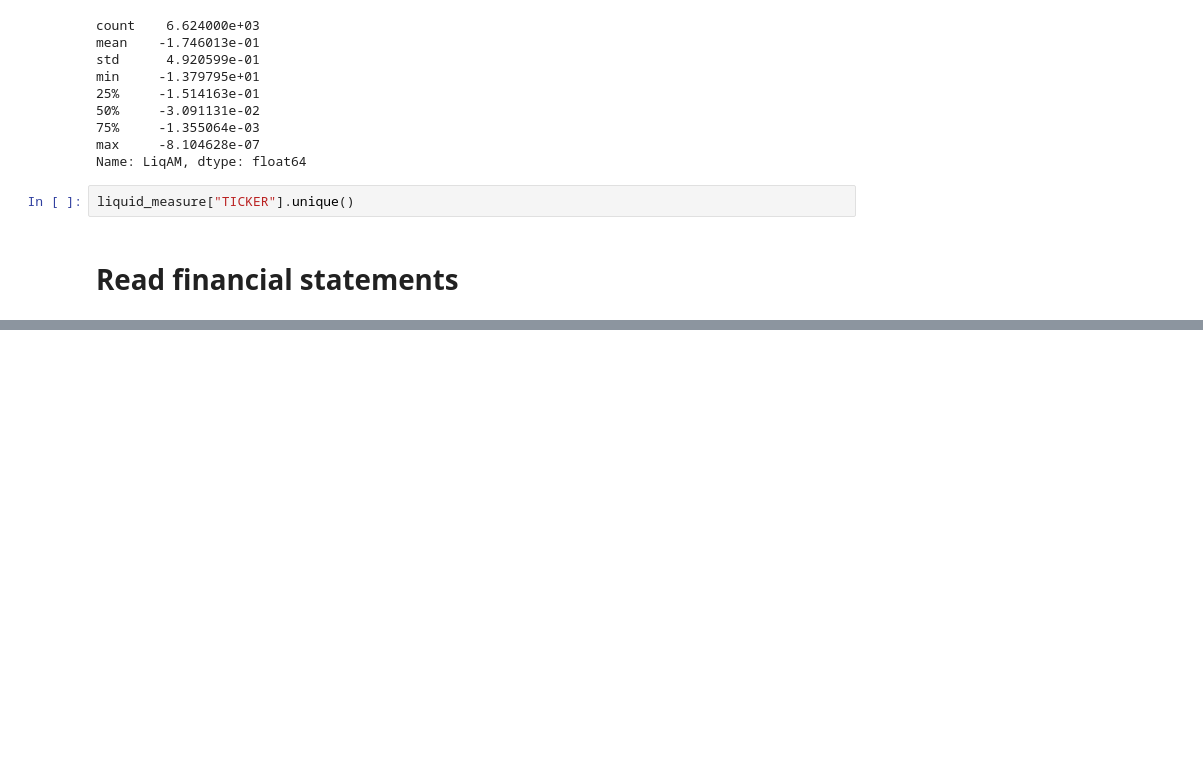
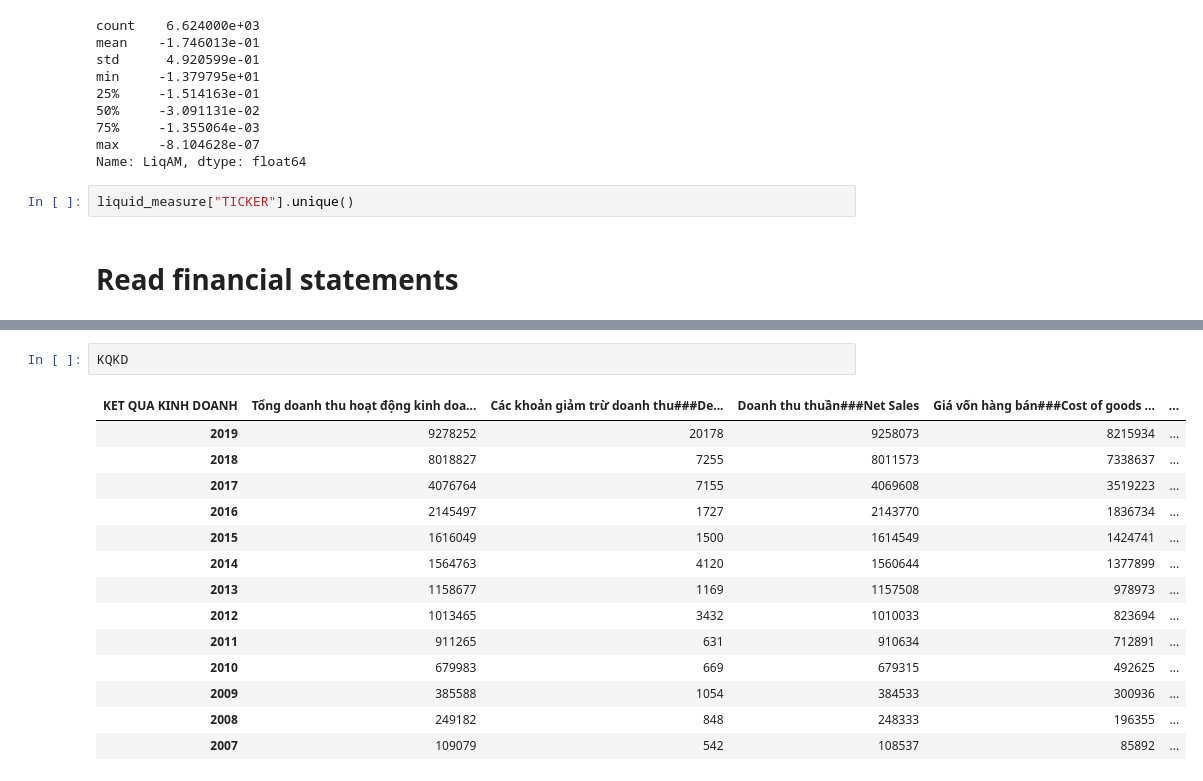
Before and after one commit to akizminet/KLTN, a Jupyter notebook: Trade Credit and Stock Liquidity.ipynb, the cells around one changed output, grey strips where cells are left out. Cells and saved outputs as stored; diff of their text form; blank space fills up the shorter version.

```diff
--- a/Trade Credit and Stock Liquidity.ipynb
+++ b/Trade Credit and Stock Liquidity.ipynb
@@ -251,0 +192,17 @@ Giá giao dịch cuối quý###Last Price of Quarter
+# %%
+KQKD
+# %% [output]
+| KET QUA KINH DOANH | Tổng doanh thu hoạt động kinh doa... | Các khoản giảm trừ doanh thu###De... | Doanh thu thuần###Net Sales | Giá vốn hàng bán###Cost of goods ... | ... |
+| 2019 | 9278252 | 20178 | 9258073 | 8215934 | ... |
+| 2018 | 8018827 | 7255 | 8011573 | 7338637 | ... |
+| 2017 | 4076764 | 7155 | 4069608 | 3519223 | ... |
+| 2016 | 2145497 | 1727 | 2143770 | 1836734 | ... |
+| 2015 | 1616049 | 1500 | 1614549 | 1424741 | ... |
+| 2014 | 1564763 | 4120 | 1560644 | 1377899 | ... |
+| 2013 | 1158677 | 1169 | 1157508 | 978973 | ... |
+| 2012 | 1013465 | 3432 | 1010033 | 823694 | ... |
+| 2011 | 911265 | 631 | 910634 | 712891 | ... |
+| 2010 | 679983 | 669 | 679315 | 492625 | ... |
+| 2009 | 385588 | 1054 | 384533 | 300936 | ... |
+| 2008 | 249182 | 848 | 248333 | 196355 | ... |
+| 2007 | 109079 | 542 | 108537 | 85892 | ... |
```
Also changed, not shown: parts of 6 cells of this notebook, 5 other files.
